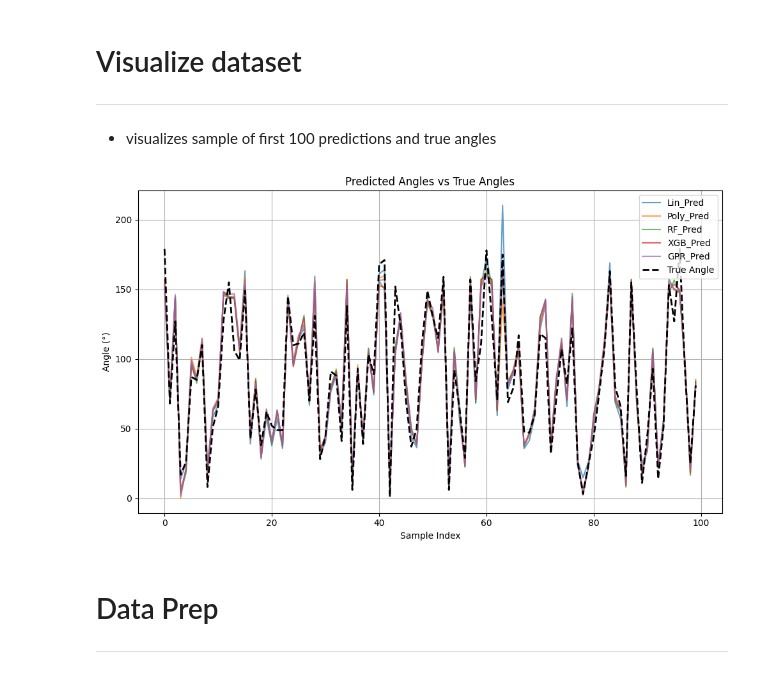
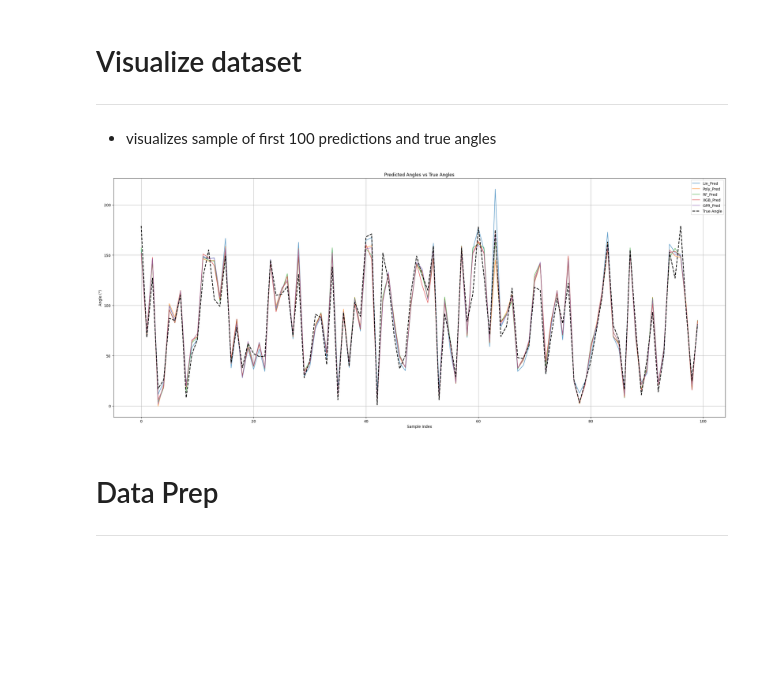
Before and after one commit to WTL04/Flex-Sensor-Optimization, a Jupyter notebook: nn.ipynb, the cells around one changed output. Drawn from its saved outputs; the diff is of its cells as text; code cells hidden in the pictures; blank space fills up the shorter version.

```diff
--- a/nn.ipynb
+++ b/nn.ipynb
@@ -80,25 +80,24 @@ dtype: object
 - visualizes sample of first 100 predictions and true angles
 # %%
 sample_df = df.iloc[:100]  # first 100 rows
-plt.figure(figsize=(10, 6))
+plt.figure(figsize=(24, 10))
 
 # Plot each prediction column
 for col in sample_df.columns:
     if col.endswith("Pred"):
         plt.plot(sample_df.index, sample_df[col], label=col, alpha=0.7)
 
 # Plot the true angles
 plt.plot(sample_df.index, sample_df["True_Angle"], label="True Angle", color="black", linewidth=2, linestyle='--')
-
 plt.xlabel("Sample Index")
 plt.ylabel("Angle (°)")
 plt.title("Predicted Angles vs True Angles")
 plt.legend()
 plt.grid(True)
 plt.tight_layout()
 plt.show()
 # %% [output]
-[figure, old version]
+[figure, new version]
 # %% [markdown]
 # Data Prep
 ---
```
Also changed, not shown: parts of 14 cells of this notebook, 3 other files.
